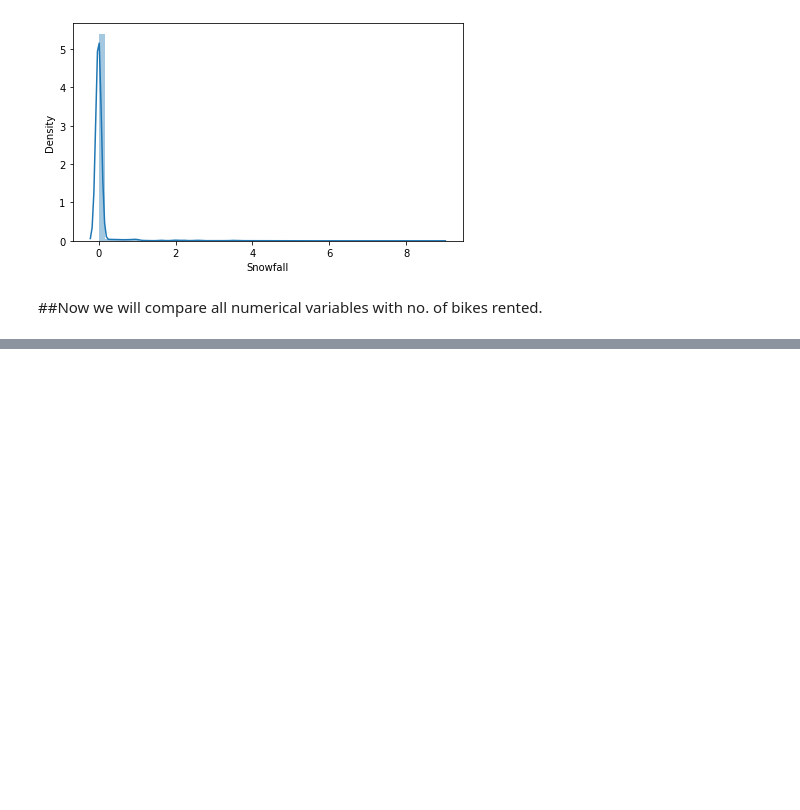
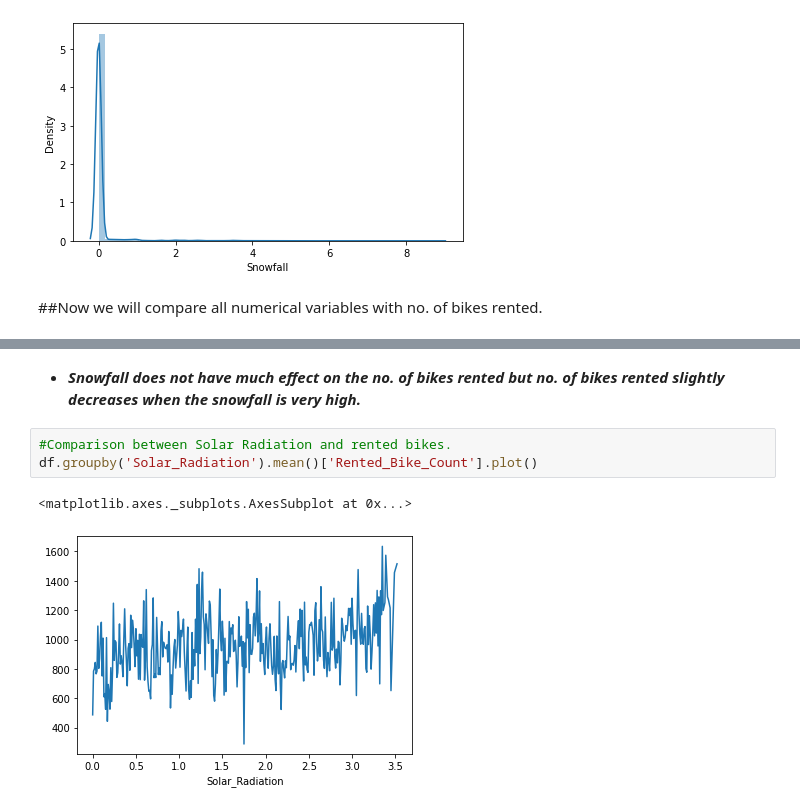
Before and after one commit to shubham-jindal/Bike-Sharing-Demand-Prediction, a Jupyter notebook: Bike_Sharing_Demand_Prediction_Capstone_Project.ipynb, the cells around one changed output, grey strips where cells are left out. Drawn from its saved outputs; the diff is of its cells as text; blank space fills up the shorter version.

```diff
--- a/Bike_Sharing_Demand_Prediction_Capstone_Project.ipynb
+++ b/Bike_Sharing_Demand_Prediction_Capstone_Project.ipynb
@@ -423,0 +440,8 @@ plt.show()
+# %% [markdown]
+* ***Snowfall does not have much effect on the no. of bikes rented but no. of bikes rented slightly decreases when the snowfall is very high.***
+# %%
+#Comparison between Solar Radiation and rented bikes.
+df.groupby('Solar_Radiation').mean()['Rented_Bike_Count'].plot()
+# %% [output]
+<matplotlib.axes._subplots.AxesSubplot at 0x...>
+[figure, added]
```
Also changed, not shown: parts of 39 cells of this notebook.
